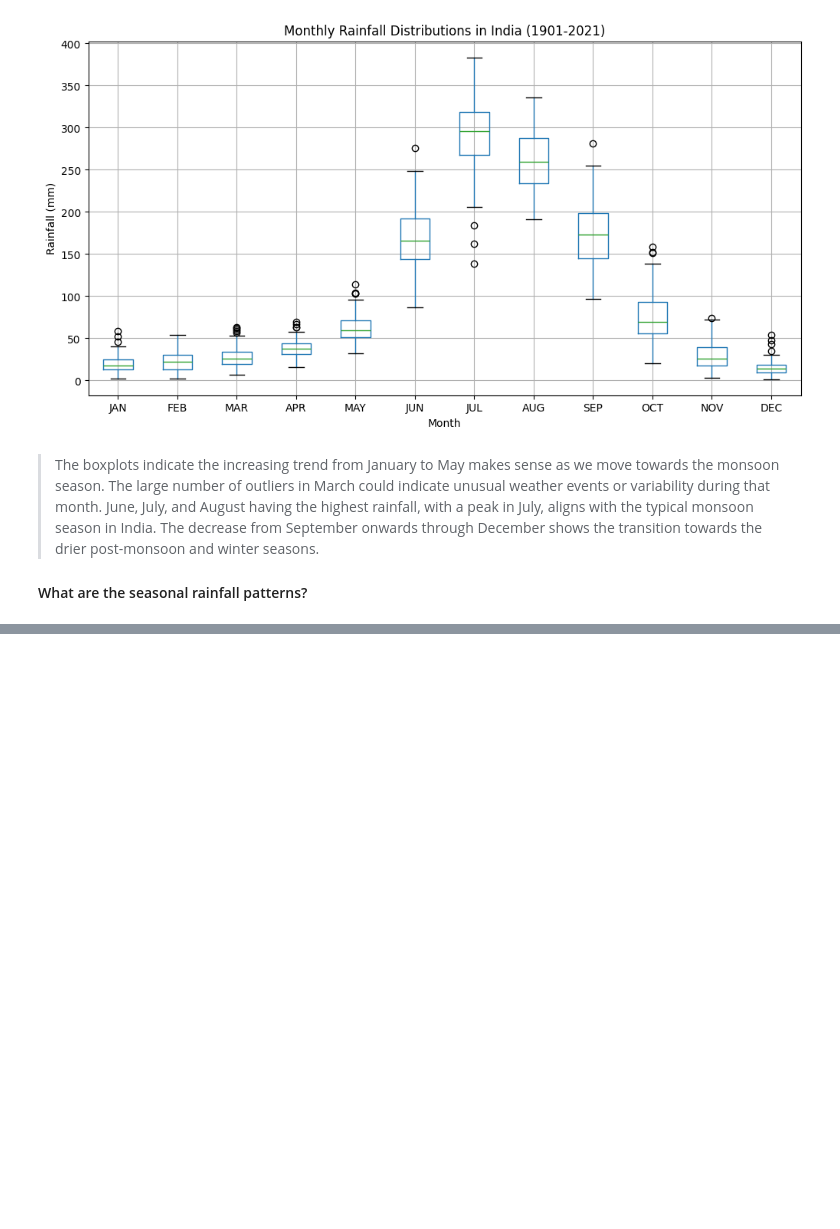
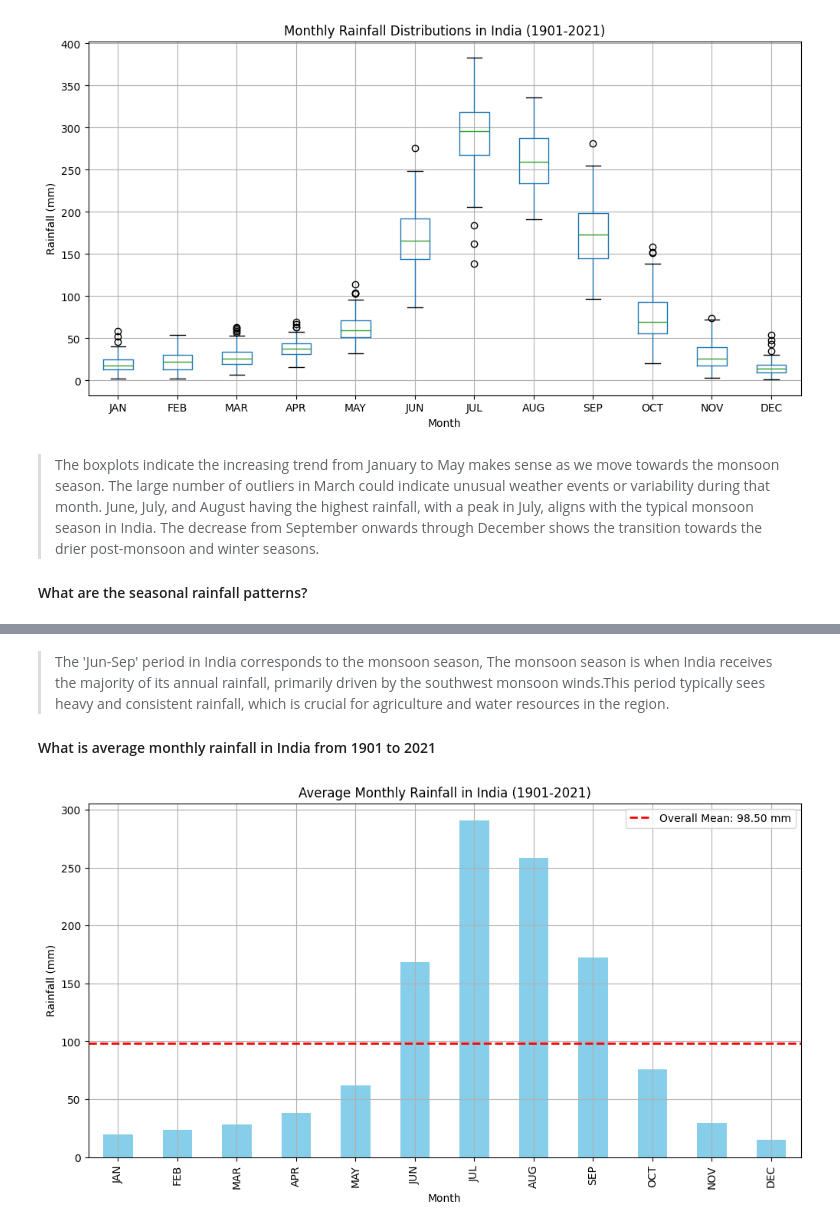
Before and after one commit to Darknight47/Time-Series-Analyasis, a Jupyter notebook: rainfall_trends.ipynb, the cells around one changed output, grey strips where cells are left out. Drawn from its saved outputs; the diff is of its cells as text; code cells hidden in the pictures; blank space fills up the shorter version.

```diff
--- a/rainfall_trends.ipynb
+++ b/rainfall_trends.ipynb
@@ -56,0 +70,22 @@ plt.show()
+# %% [markdown]
+> The 'Jun-Sep' period in India corresponds to the monsoon season, The monsoon season is when India receives the majority of its annual rainfall, primarily driven by the southwest monsoon winds.This period typically sees heavy and consistent rainfall, which is crucial for agriculture and water resources in the region.
+
+#### What is average monthly rainfall in India from 1901 to 2021
+# %%
+# Calculating the mean rainfall for each month
+monthly_mean = dataset[['JAN', 'FEB', 'MAR', 'APR', 'MAY', 'JUN', 'JUL', 'AUG', 'SEP', 'OCT', 'NOV', 'DEC']].mean()
+
+overall_mean = monthly_mean.mean()
+
+# Plotting the average monthly rainfall with the overall mean
+plt.figure(figsize=(12, 6))
+monthly_mean.plot(kind='bar', color='skyblue')
+plt.axhline(y=overall_mean, color='r', linestyle='--', linewidth=2, label=f'Overall Mean: {overall_mean:.2f} mm')
+plt.title('Average Monthly Rainfall in India (1901-2021)')
+plt.xlabel('Month')
+plt.ylabel('Rainfall (mm)')
+plt.legend()
+plt.grid(True)
+plt.show()
+# %% [output]
+[figure, added]
```
Also changed, not shown: parts of 1 cell of this notebook.
